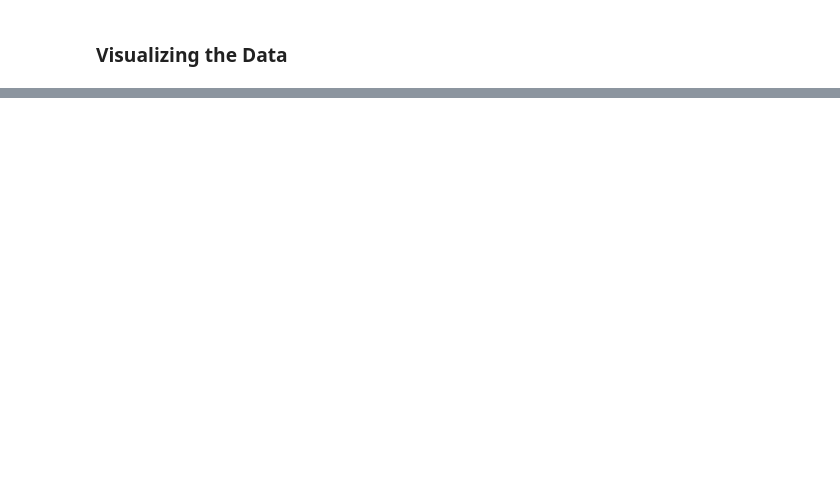
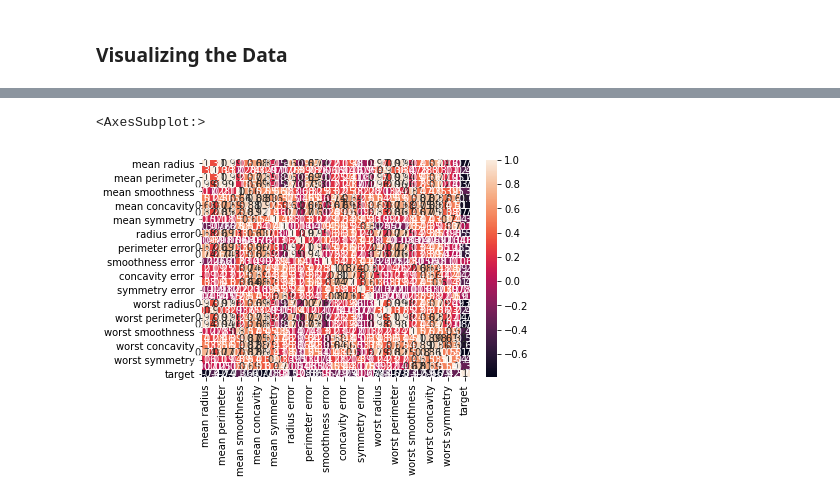
Before and after one commit to rigole/ml-projects, a Jupyter notebook: Breast-Cancer-Classification/breast.ipynb, the cells around one changed output, grey strips where cells are left out. Saved outputs shown, nothing was run; the diff lists cells and outputs as text; code cells hidden in the pictures; blank space fills up the shorter version.

```diff
--- a/Breast-Cancer-Classification/breast.ipynb
+++ b/Breast-Cancer-Classification/breast.ipynb
@@ -138,0 +161,5 @@ df_cancer
+# %%
+sns.heatmap(df_cancer.corr(), annot=True)
+# %% [output]
+<AxesSubplot:>
+[figure, added]
```
Also changed, not shown: parts of 5 cells of this notebook.
